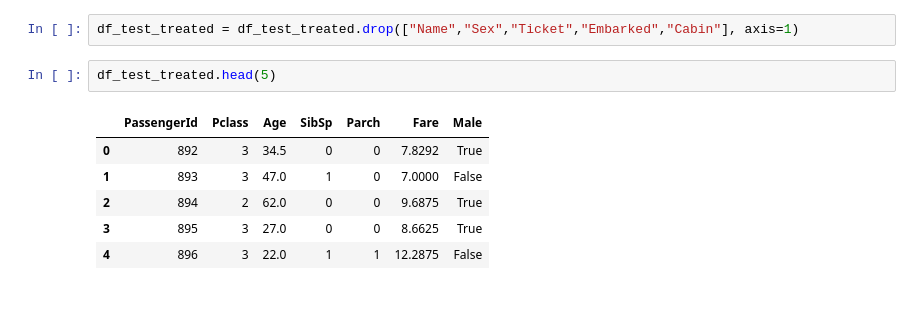
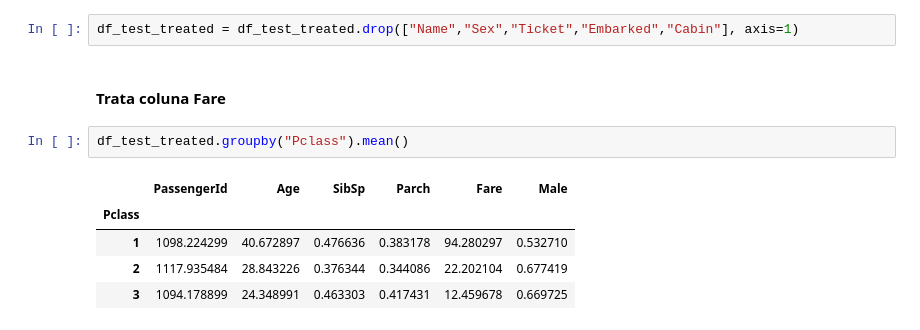
Before and after one commit to hmajr/titanic_challenge, a Jupyter notebook: titanic_challenge.ipynb, the cells around one changed output. Drawn from its saved outputs; the diff is of its cells as text; blank space fills up the shorter version.

```diff
--- a/titanic_challenge.ipynb
+++ b/titanic_challenge.ipynb
@@ -328,12 +331,13 @@ df_test_treated["Male"] = df_test_treated["Sex"].apply(lambda sex : sex == "male
 #### Trata colunas não utilizadas
 # %%
 df_test_treated = df_test_treated.drop(["Name","Sex","Ticket","Embarked","Cabin"], axis=1)
-# %%
-df_test_treated.head(5)
-# %% [output]
-|  | PassengerId | Pclass | Age | SibSp | Parch | Fare | Male |
-| 0 | 892 | 3 | 34.5 | 0 | 0 | 7.8292 | True |
-| 1 | 893 | 3 | 47.0 | 1 | 0 | 7.0000 | False |
-| 2 | 894 | 2 | 62.0 | 0 | 0 | 9.6875 | True |
-| 3 | 895 | 3 | 27.0 | 0 | 0 | 8.6625 | True |
-| 4 | 896 | 3 | 22.0 | 1 | 1 | 12.2875 | False |
+# %% [markdown]
+#### Trata coluna Fare
+# %%
+df_test_treated.groupby("Pclass").mean()
+# %% [output]
+|  | PassengerId | Age | SibSp | Parch | Fare | Male |
+| Pclass |  |  |  |  |  |  |
+| 1 | 1098.224299 | 40.672897 | 0.476636 | 0.383178 | 94.280297 | 0.532710 |
+| 2 | 1117.935484 | 28.843226 | 0.376344 | 0.344086 | 22.202104 | 0.677419 |
+| 3 | 1094.178899 | 24.348991 | 0.463303 | 0.417431 | 12.459678 | 0.669725 |
```
Also changed, not shown: parts of 13 cells of this notebook.
